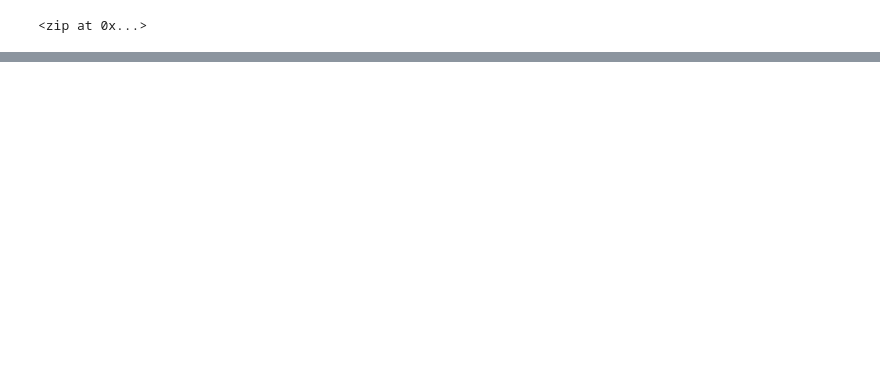
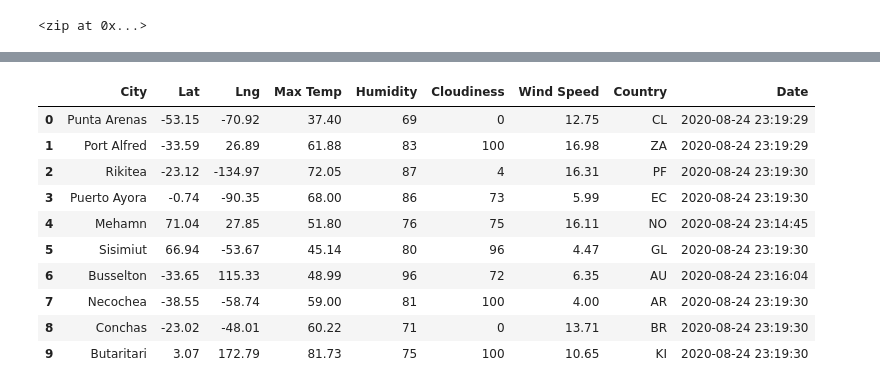
Before and after one commit to Andres-Lesmes/World_Weather_Analysis, a Jupyter notebook: WeatherPy.ipynb, the cells around one changed output, grey strips where cells are left out. Cells and saved outputs as stored; diff of their text form; code cells hidden in the pictures; blank space fills up the shorter version.

```diff
--- a/WeatherPy.ipynb
+++ b/WeatherPy.ipynb
@@ -33,0 +125,16 @@ len(cities)
+# %%
+# Convert the array of dictionaries to a Pandas DataFrame.
+city_data_df = pd.DataFrame(city_data)
+city_data_df.head(10)
+# %% [output]
+|  | City | Lat | Lng | Max Temp | Humidity | Cloudiness | Wind Speed | Country | Date |
+| 0 | Punta Arenas | -53.15 | -70.92 | 37.40 | 69 | 0 | 12.75 | CL | 2020-08-24 23:19:29 |
+| 1 | Port Alfred | -33.59 | 26.89 | 61.88 | 83 | 100 | 16.98 | ZA | 2020-08-24 23:19:29 |
+| 2 | Rikitea | -23.12 | -134.97 | 72.05 | 87 | 4 | 16.31 | PF | 2020-08-24 23:19:30 |
+| 3 | Puerto Ayora | -0.74 | -90.35 | 68.00 | 86 | 73 | 5.99 | EC | 2020-08-24 23:19:30 |
+| 4 | Mehamn | 71.04 | 27.85 | 51.80 | 76 | 75 | 16.11 | NO | 2020-08-24 23:14:45 |
+| 5 | Sisimiut | 66.94 | -53.67 | 45.14 | 80 | 96 | 4.47 | GL | 2020-08-24 23:19:30 |
+| 6 | Busselton | -33.65 | 115.33 | 48.99 | 96 | 72 | 6.35 | AU | 2020-08-24 23:16:04 |
+| 7 | Necochea | -38.55 | -58.74 | 59.00 | 81 | 100 | 4.00 | AR | 2020-08-24 23:19:30 |
+| 8 | Conchas | -23.02 | -48.01 | 60.22 | 71 | 0 | 13.71 | BR | 2020-08-24 23:19:30 |
+| 9 | Butaritari | 3.07 | 172.79 | 81.73 | 75 | 100 | 10.65 | KI | 2020-08-24 23:19:30 |
```
Also changed, not shown: parts of 7 cells of this notebook, 3 other files.
